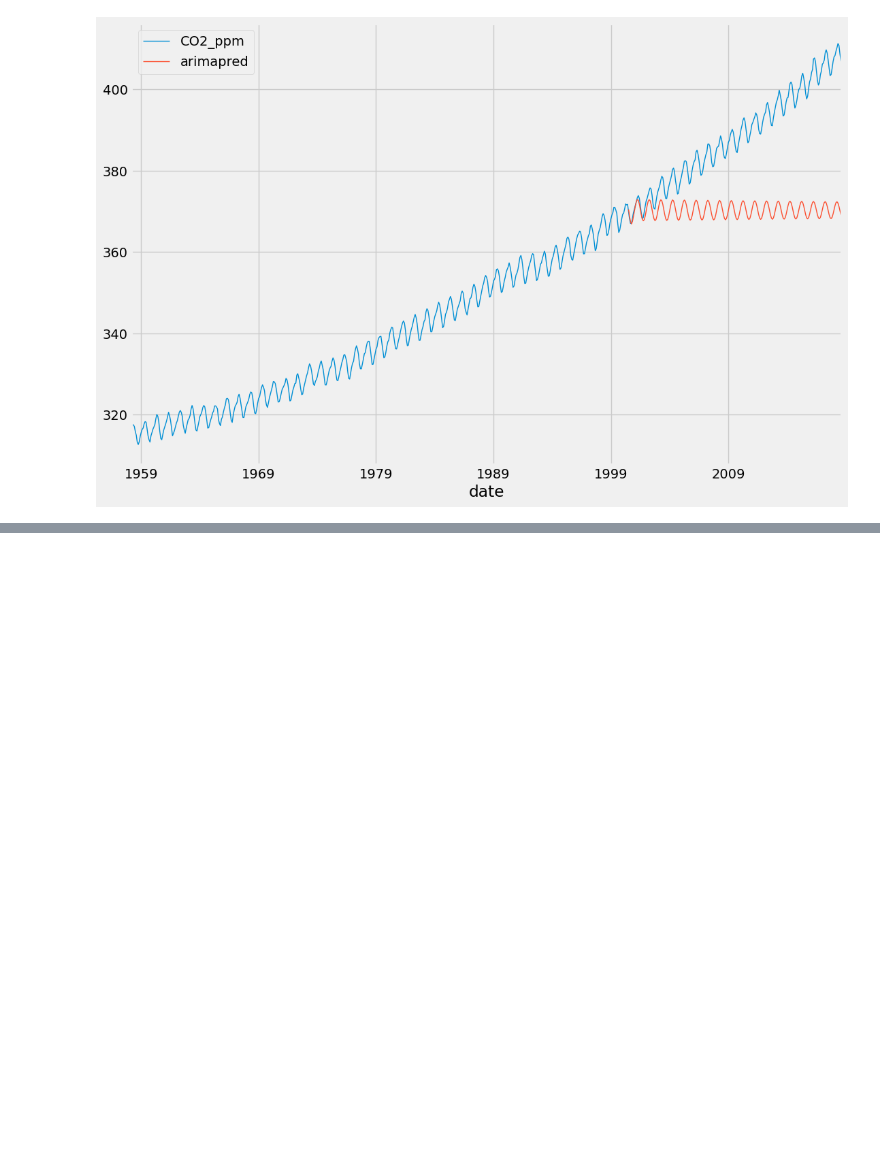
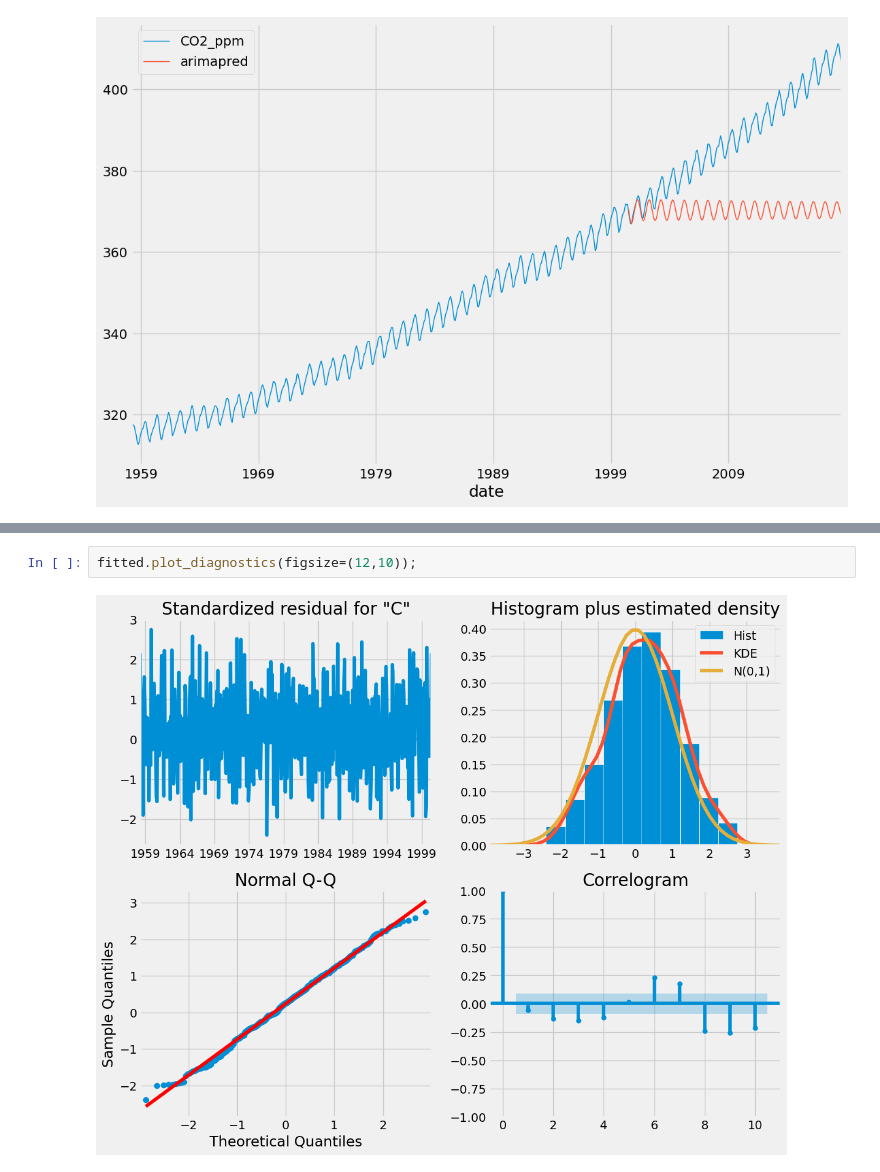
Before and after one commit to debhere/Experiments, a Jupyter notebook: CO2 Levels/co2_levels_V0.1.ipynb, the cells around one changed output, grey strips where cells are left out. Drawn from its saved outputs; the diff is of its cells as text; blank space fills up the shorter version.

```diff
--- a/CO2 Levels/co2_levels_V0.1.ipynb
+++ b/CO2 Levels/co2_levels_V0.1.ipynb
@@ -196,2 +196,6 @@ SARIMAX Results
 Warnings:
 [1] Covariance matrix calculated using the outer product of gradients (complex-step).
+# %%
+fitted.plot_diagnostics(figsize=(12,10));
+# %% [output]
+[figure, added]
```
Also changed, not shown: parts of 16 cells of this notebook.
